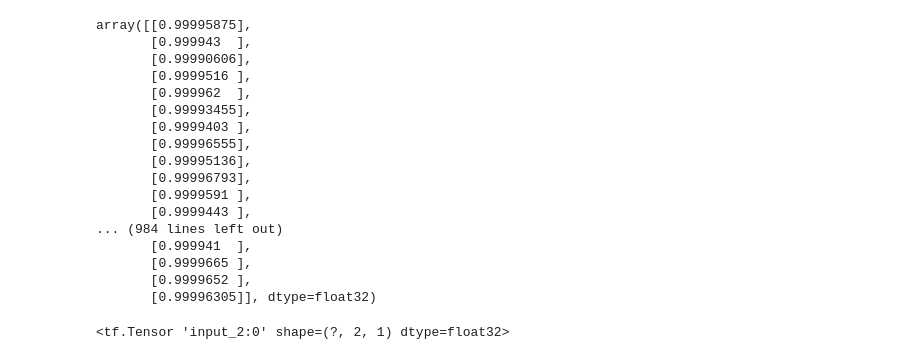
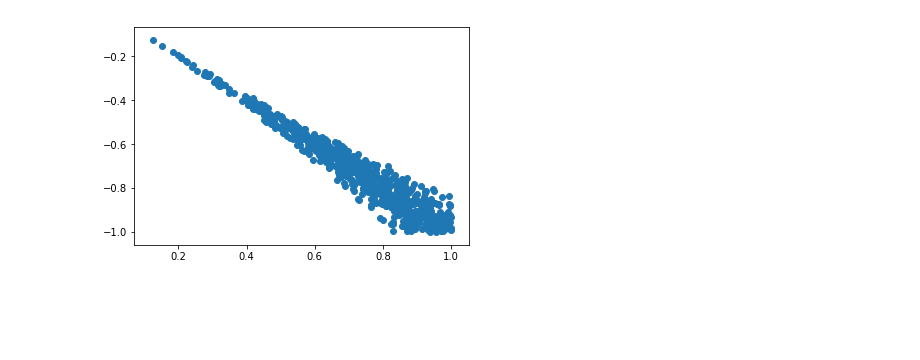
Before and after one commit to iagapov/serval, a Jupyter notebook: notebooks/keras1.ipynb, the cells around one changed output. Saved outputs shown, nothing was run; the diff lists cells and outputs as text; code cells hidden in the pictures; blank space fills up the shorter version.

```diff
--- a/notebooks/keras1.ipynb
+++ b/notebooks/keras1.ipynb
@@ -72,20 +0,0 @@ Epoch 10/10
-# %%
-z = model.predict(x_train)
-# %% [output]
-array([[0.99995875],
-       [0.999943  ],
-       [0.99990606],
-       [0.9999516 ],
-       [0.999962  ],
-       [0.99993455],
-       [0.9999403 ],
-       [0.99996555],
-       [0.99995136],
-       [0.99996793],
-       [0.9999591 ],
-       [0.9999443 ],
-... (984 lines left out)
-       [0.999941  ],
-       [0.9999665 ],
-       [0.9999652 ],
-       [0.99996305]], dtype=float32)
@@ -94,4 +0,0 @@ x=Input(shape=(2,1))
-# %%
-x
-# %% [output]
-<tf.Tensor 'input_2:0' shape=(?, 2, 1) dtype=float32>
@@ -97,0 +14,42 @@ x
+# %%
+#tws = twiss(lat, Twiss())
+
+#generating training set
+
+
+n_train = 10000
+
+x_train = np.zeros([n_train,3])
+y_train = np.zeros([n_train,1])
+
+
+
+for i in range(n_train):
+    QF.k1 = np.random.rand()
+    QD.k1 = -np.random.rand()
+    D.l = 2.0 * np.random.rand()
+
+    x_train[i,0] = QF.k1
+    x_train[i,1] = QD.k1
+    x_train[i,2] = D.l
+    lat.update_transfer_maps()
+    tws = twiss(lat, Twiss())
+    if tws is None:
+        y_train[i,0] = 0
+    else:
+        y_train[i,0] = 1
+
+
+#print(x_train)
+#print(y_train)
+# %%
+x1 = []
+x2 = []
+for i in range(n_train):
+    if y_train[i] == 1:
+        x1.append(x_train[i,0])
+        x2.append(x_train[i,1])
+plt.scatter(x1,x2)
+plt.show()
+# %% [output]
+[figure, added]
```
Also changed, not shown: parts of 7 cells of this notebook, 18 other files.
